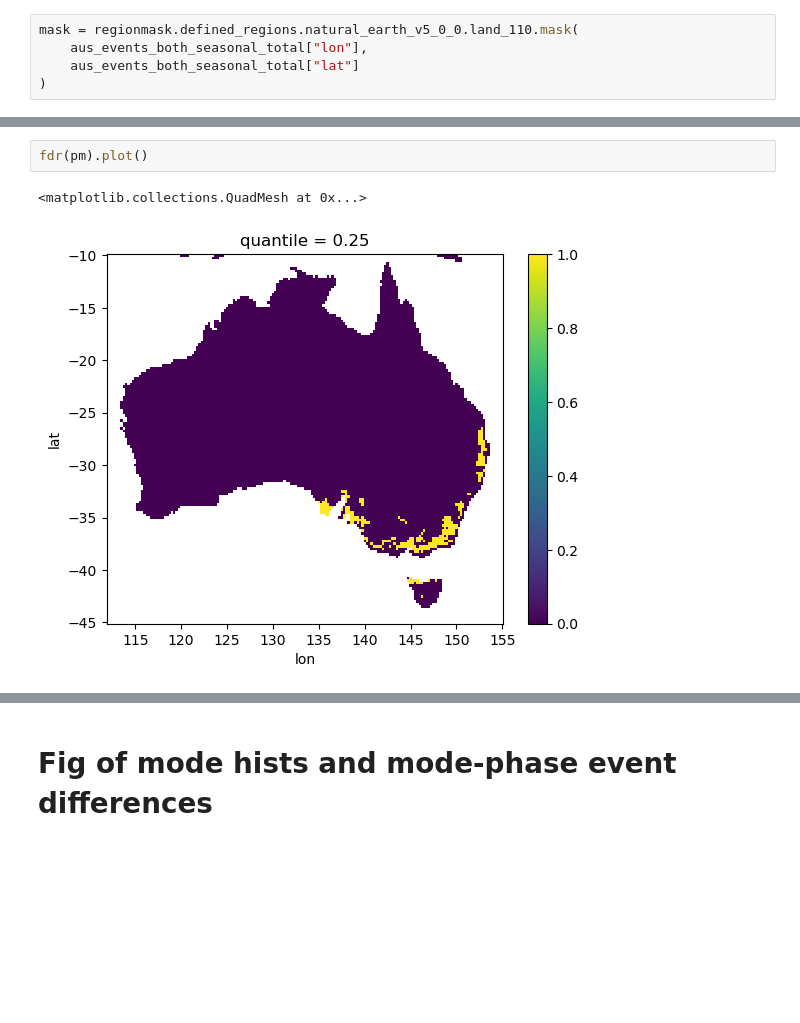
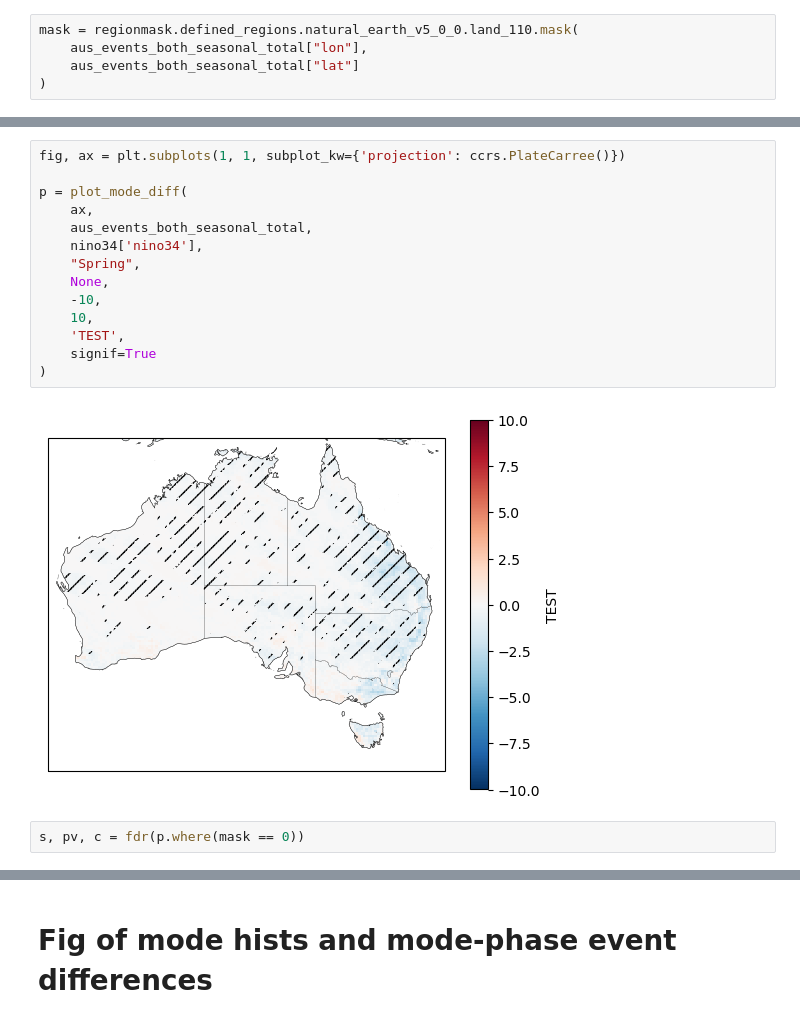
Before and after one commit to dougrichardson/Richardson_2023_energy, a Jupyter notebook: 3_modes.ipynb, the cells around one changed output, grey strips where cells are left out. Saved outputs shown, nothing was run; the diff lists cells and outputs as text; blank space fills up the shorter version.

```diff
--- a/3_modes.ipynb
+++ b/3_modes.ipynb
@@ -767,5 +639,18 @@ array([0.5       , 0.9       , 0.9       , 0.75      , 0.75      ,
-# %%
-fdr(pm).plot()
-# %% [output]
-<matplotlib.collections.QuadMesh at 0x...>
-[figure, removed]
+# %%
+fig, ax = plt.subplots(1, 1, subplot_kw={'projection': ccrs.PlateCarree()})
+
+p = plot_mode_diff(
+    ax,
+    aus_events_both_seasonal_total,
+    nino34['nino34'],
+    "Spring",
+    None,
+    -10,
+    10,
+    'TEST',
+    signif=True
+)
+# %% [output]
+[figure, added]
+# %%
+s, pv, c = fdr(p.where(mask == 0))
```
Also changed, not shown: parts of 31 cells of this notebook, 3 other files.
